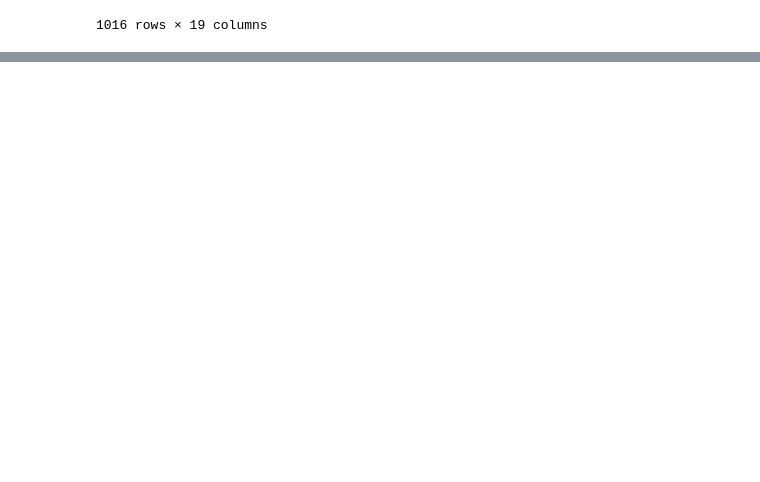
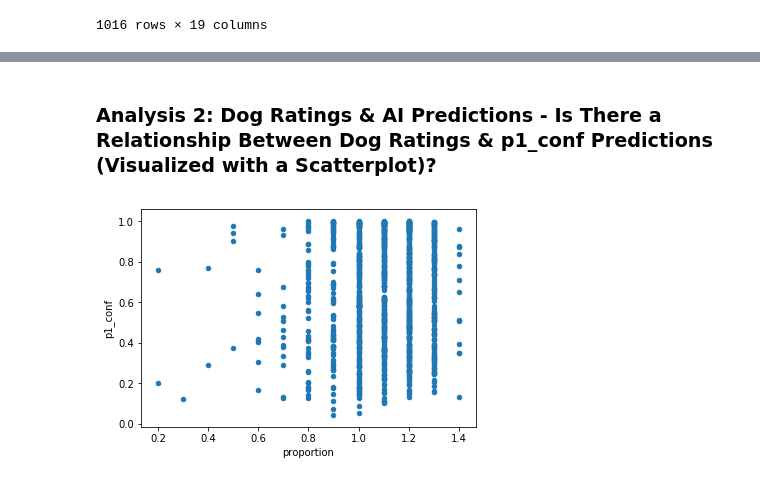
Before and after one commit to stephenbarraza/2_Udacity_Data_Analyst_Nanodegree, a Jupyter notebook: wrangle_act_2.0.ipynb, the cells around one changed output, grey strips where cells are left out. Cells and saved outputs as stored; diff of their text form; code cells hidden in the pictures; blank space fills up the shorter version.

Commit message:
Add files via upload
add analysis 2 & 3 of final section

```diff
--- a/wrangle_act_2.0.ipynb
+++ b/wrangle_act_2.0.ipynb
@@ -2355,0 +2371,7 @@ final_wrd
+# %% [markdown]
+### Analysis 2: Dog Ratings & AI Predictions - Is There a Relationship Between Dog Ratings & p1_conf Predictions (Visualized with a Scatterplot)?
+# %%
+#plot relationship between proportion (overall dog rating) and p1_conf(AI prediction)
+final_wrd.plot(x='proportion', y='p1_conf', kind='scatter');
+# %% [output]
+[figure, added]
```
Also changed, not shown: parts of 48 cells of this notebook.
